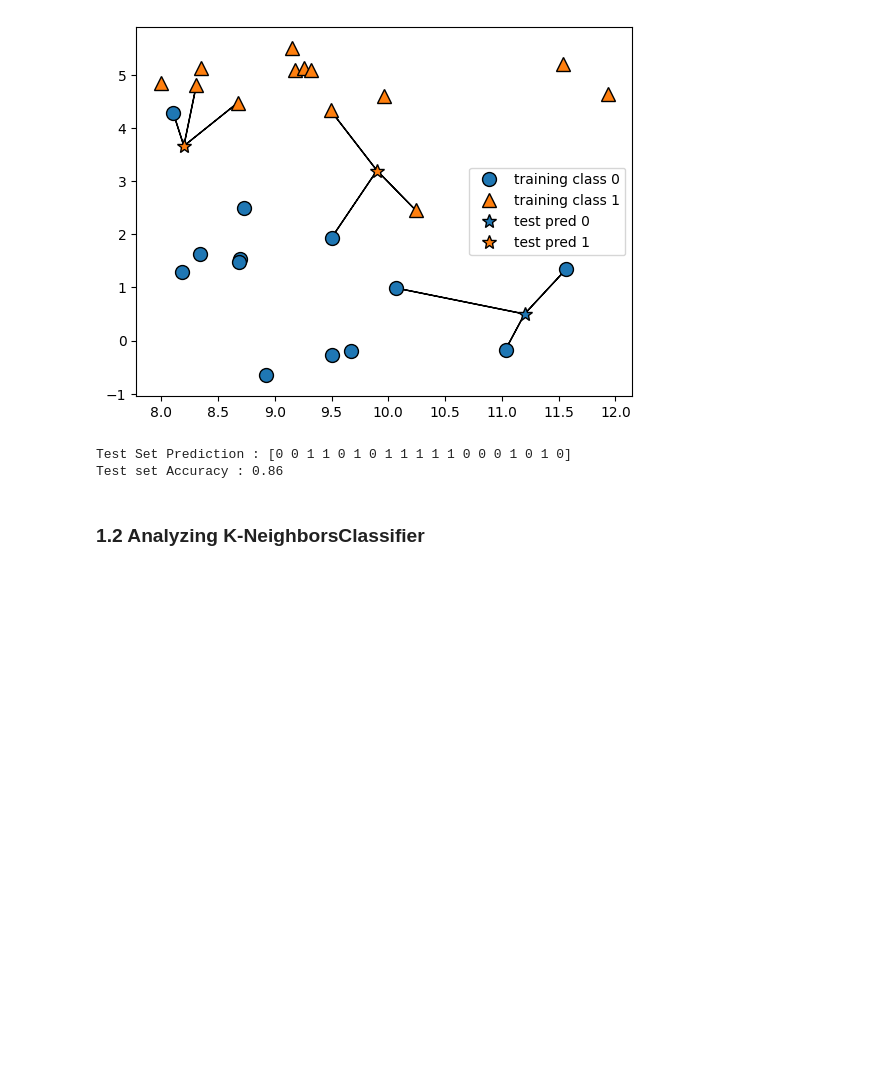
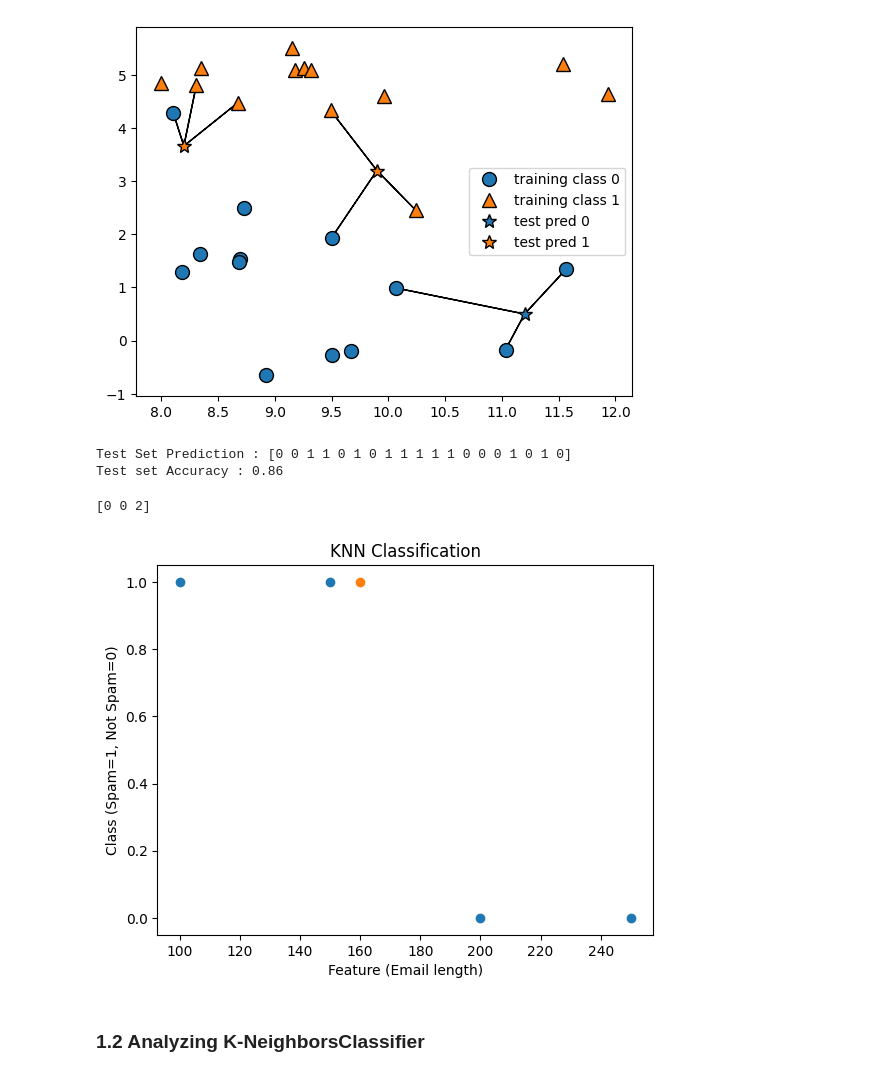
Before and after one commit to Nirajjj11/ml_learning, a Jupyter notebook: supervised_learning/supervised_ml.ipynb, the cells around one changed output. Drawn from its saved outputs; the diff is of its cells as text; code cells hidden in the pictures; blank space fills up the shorter version.

```diff
--- a/supervised_learning/supervised_ml.ipynb
+++ b/supervised_learning/supervised_ml.ipynb
@@ -114,6 +124,43 @@ print("Test set Accuracy : {:.2f}".format(clf.score(X_test, y_test)))
 # %% [output]
 Test Set Prediction : [0 0 1 1 0 1 0 1 1 1 1 1 0 0 0 1 0 1 0]
 Test set Accuracy : 0.86
+# %%
+from sklearn.neighbors import KNeighborsClassifier
+from sklearn.datasets import load_iris
+from sklearn.model_selection import train_test_split
+
+X, y = load_iris(return_X_y=True)
+
+X_train, X_test, y_train, y_test = train_test_split(X, y, test_size=0.2)
+
+knn = KNeighborsClassifier(n_neighbors=5)
+knn.fit(X_train, y_train)
+
+print(knn.predict(X_test[:3]))
+# %% [output]
+[0 0 2]
+# %%
+# ---------- KNN CLASSIFICATION GRAPH ----------
+# Sample data (1D for easy visualization)
+X_cls = np.array([100, 150, 200, 250]).reshape(-1, 1)
+y_cls = np.array([1, 1, 0, 0])  # 1=Yes, 0=No
+
+knn_cls = KNeighborsClassifier(n_neighbors=3)
+knn_cls.fit(X_cls, y_cls)
+
+# New point
+x_new_cls = np.array([[160]])
+y_pred_cls = knn_cls.predict(x_new_cls)
+
+plt.figure()
+plt.scatter(X_cls, y_cls)
+plt.scatter(x_new_cls, y_pred_cls)
+plt.xlabel("Feature (Email length)")
+plt.ylabel("Class (Spam=1, Not Spam=0)")
+plt.title("KNN Classification")
+plt.show()
+# %% [output]
+[figure, added]
 # %% [markdown]
 ### 1.2 Analyzing K-NeighborsClassifier
 # %%
```
Also changed, not shown: parts of 13 cells of this notebook, 1 other file.
